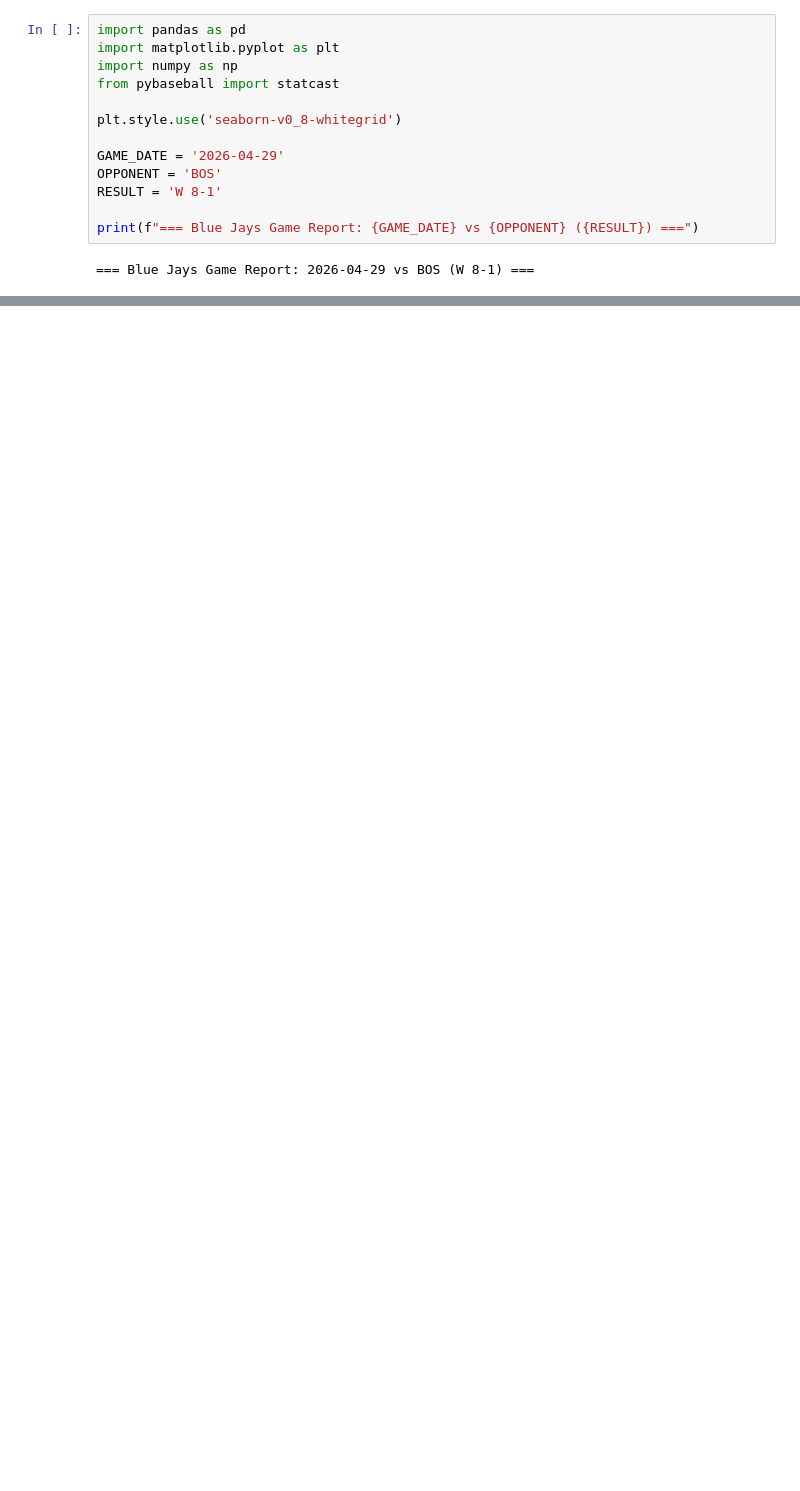
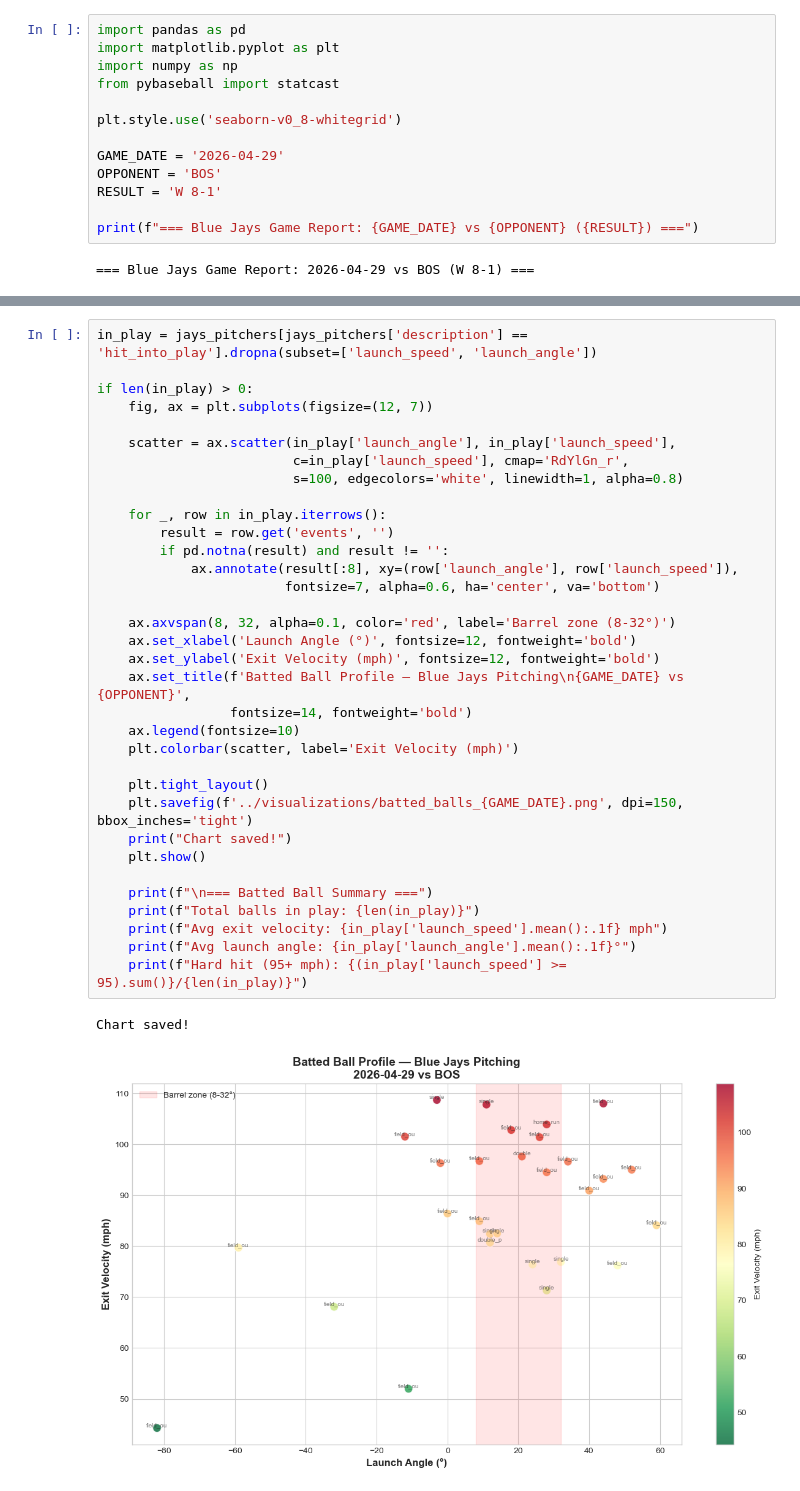
Before and after one commit to seongji-park/bluejays-daily-reports, a Jupyter notebook: notebooks/game_report_template.ipynb, the cells around one changed output, grey strips where cells are left out. Drawn from its saved outputs; the diff is of its cells as text; blank space fills up the shorter version.

```diff
--- a/notebooks/game_report_template.ipynb
+++ b/notebooks/game_report_template.ipynb
@@ -51,0 +155,37 @@ Index: []
+# %%
+in_play = jays_pitchers[jays_pitchers['description'] == 'hit_into_play'].dropna(subset=['launch_speed', 'launch_angle'])
+
+if len(in_play) > 0:
+    fig, ax = plt.subplots(figsize=(12, 7))
+
+    scatter = ax.scatter(in_play['launch_angle'], in_play['launch_speed'],
+                         c=in_play['launch_speed'], cmap='RdYlGn_r',
+                         s=100, edgecolors='white', linewidth=1, alpha=0.8)
+
+    for _, row in in_play.iterrows():
+        result = row.get('events', '')
+        if pd.notna(result) and result != '':
+            ax.annotate(result[:8], xy=(row['launch_angle'], row['launch_speed']),
+                        fontsize=7, alpha=0.6, ha='center', va='bottom')
+
+    ax.axvspan(8, 32, alpha=0.1, color='red', label='Barrel zone (8-32°)')
+    ax.set_xlabel('Launch Angle (°)', fontsize=12, fontweight='bold')
+    ax.set_ylabel('Exit Velocity (mph)', fontsize=12, fontweight='bold')
+    ax.set_title(f'Batted Ball Profile — Blue Jays Pitching\n{GAME_DATE} vs {OPPONENT}',
+                 fontsize=14, fontweight='bold')
+    ax.legend(fontsize=10)
+    plt.colorbar(scatter, label='Exit Velocity (mph)')
+
+    plt.tight_layout()
+    plt.savefig(f'../visualizations/batted_balls_{GAME_DATE}.png', dpi=150, bbox_inches='tight')
+    print("Chart saved!")
+    plt.show()
+
+    print(f"\n=== Batted Ball Summary ===")
+    print(f"Total balls in play: {len(in_play)}")
+    print(f"Avg exit velocity: {in_play['launch_speed'].mean():.1f} mph")
+    print(f"Avg launch angle: {in_play['launch_angle'].mean():.1f}°")
+    print(f"Hard hit (95+ mph): {(in_play['launch_speed'] >= 95).sum()}/{len(in_play)}")
+# %% [output]
+Chart saved!
+[figure, added]
```
Also changed, not shown: parts of 9 cells of this notebook, 4 other files.
